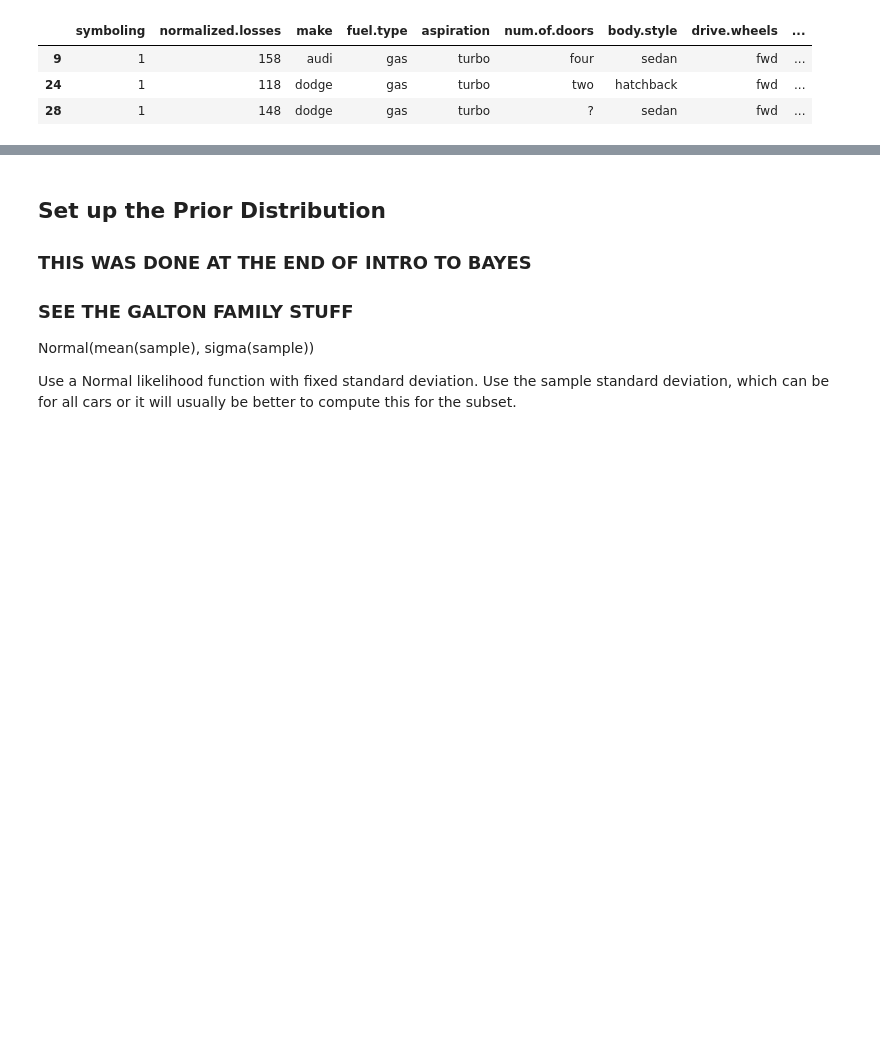
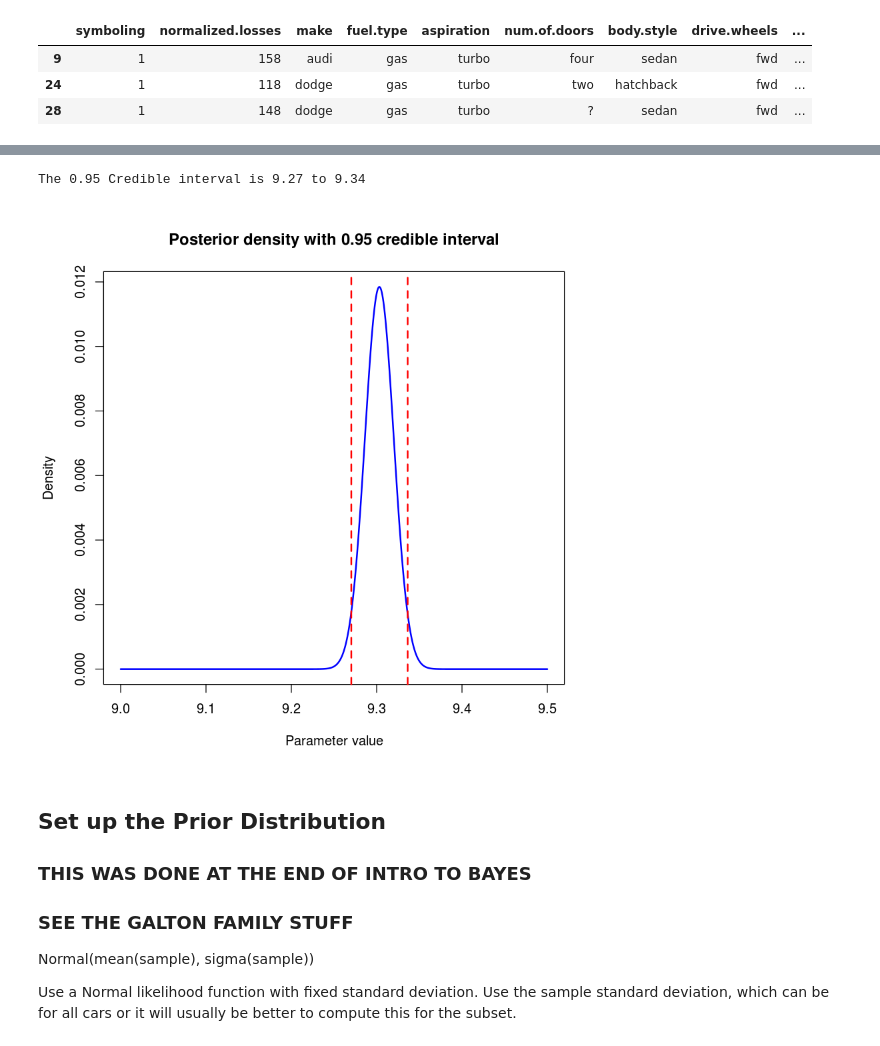
Before and after one commit to JingruWu10/UW_DataScience, a Jupyter notebook: Q2/HW06/HW06_Salemann_DRAFT.ipynb, the cells around one changed output, grey strips where cells are left out. Saved outputs shown, nothing was run; the diff lists cells and outputs as text; code cells hidden in the pictures; blank space fills up the shorter version.

```diff
--- a/Q2/HW06/HW06_Salemann_DRAFT.ipynb
+++ b/Q2/HW06/HW06_Salemann_DRAFT.ipynb
@@ -69,3 +187,10 @@ head(autos.turbo, 3)
+# %%
+nSamps = 100000
+qs = c(0.025, 0.975)
+plot.ci(p, post.son, nSamps, qs)
+# %% [output]
+The 0.95 Credible interval is 9.27 to 9.34
+[figure, added]
 # %% [markdown]
 ## Set up the Prior Distribution
 ### THIS WAS DONE AT THE END OF INTRO TO BAYES
```
Also changed, not shown: parts of 106 cells of this notebook.
